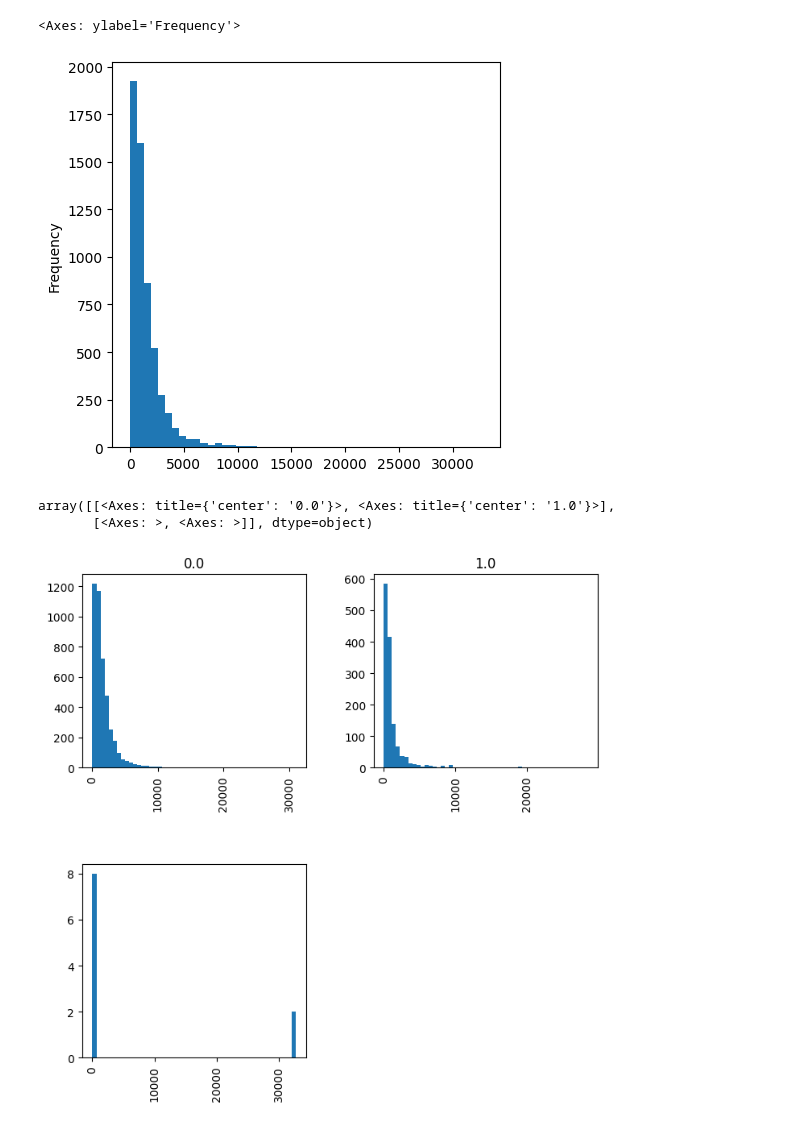
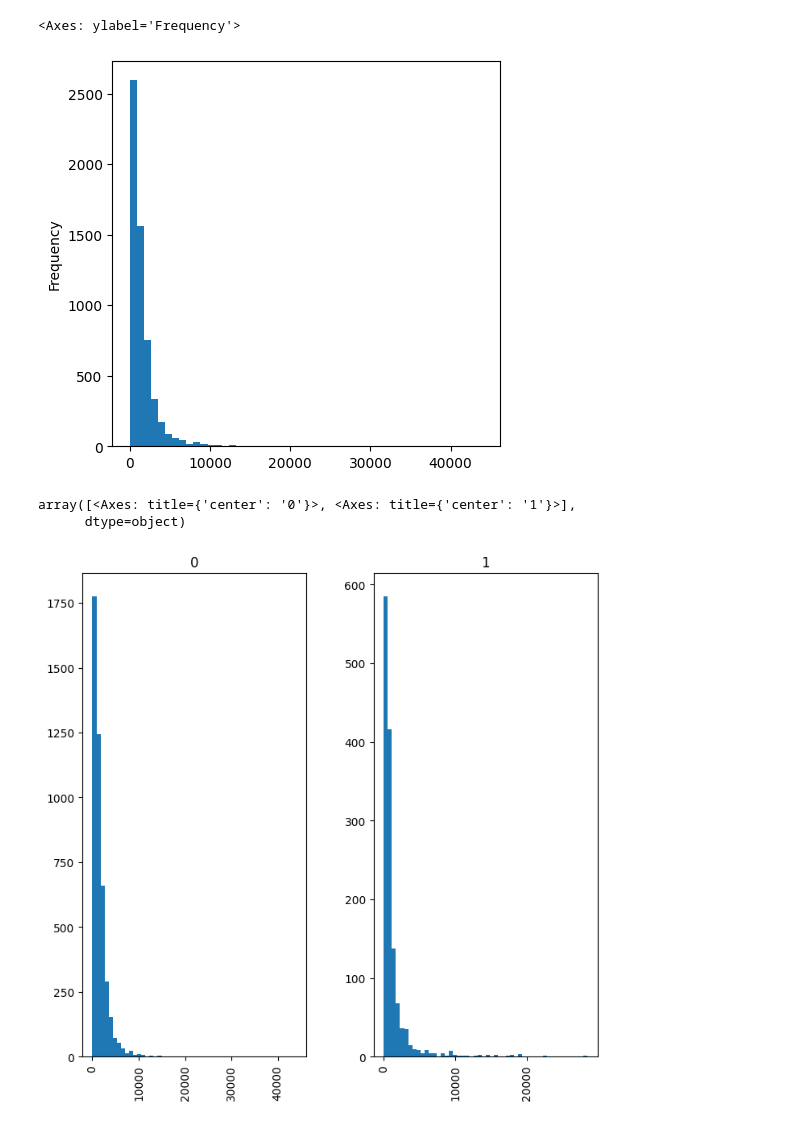
Before and after one commit to RajanTucker/RajanTucker, a Jupyter notebook: Spam_Ham__Filter.ipynb, the cells around one changed output. Drawn from its saved outputs; the diff is of its cells as text; code cells hidden in the pictures.

```diff
--- a/Spam_Ham__Filter.ipynb
+++ b/Spam_Ham__Filter.ipynb
@@ -18,2 +42,2 @@ Reading Data file ie maildata.csv
 # %%
-cluster_df=pd.read_csv('/content/clusterdata.csv')
+cluster_df=pd.read_csv('/content/sample_data/clusterdata.csv')
@@ -87,2 +110,0 @@ cluster_df.head()
-# %%
-cluster_df.columns=["Subject","Spam"]
@@ -113,14 +244,14 @@ cluster_df.describe()
 # %%
-cluster_df['length']=cluster_df['Subject'].apply(len)
+cluster_df['length']=cluster_df['text'].apply(len)
 # %%
 cluster_df['length'].plot(bins=50,kind='hist',figsize=(5,5))
 # %% [output]
 <Axes: ylabel='Frequency'>
-[figure, old version]
+[figure, new version]
 # %%
-cluster_df.hist(column='length',by='Spam',bins=50,figsize=(8,8))
+cluster_df.hist(column='length',by='spam',bins=50,figsize=(8,8))
 # %% [output]
-array([[<Axes: title={'center': '0.0'}>, <Axes: title={'center': '1.0'}>],
-       [<Axes: >, <Axes: >]], dtype=object)
+array([<Axes: title={'center': '0'}>, <Axes: title={'center': '1'}>],
+      dtype=object)
-[figure, old version]
+[figure, new version]
 # %%
```
Also changed, not shown: parts of 46 cells of this notebook.
